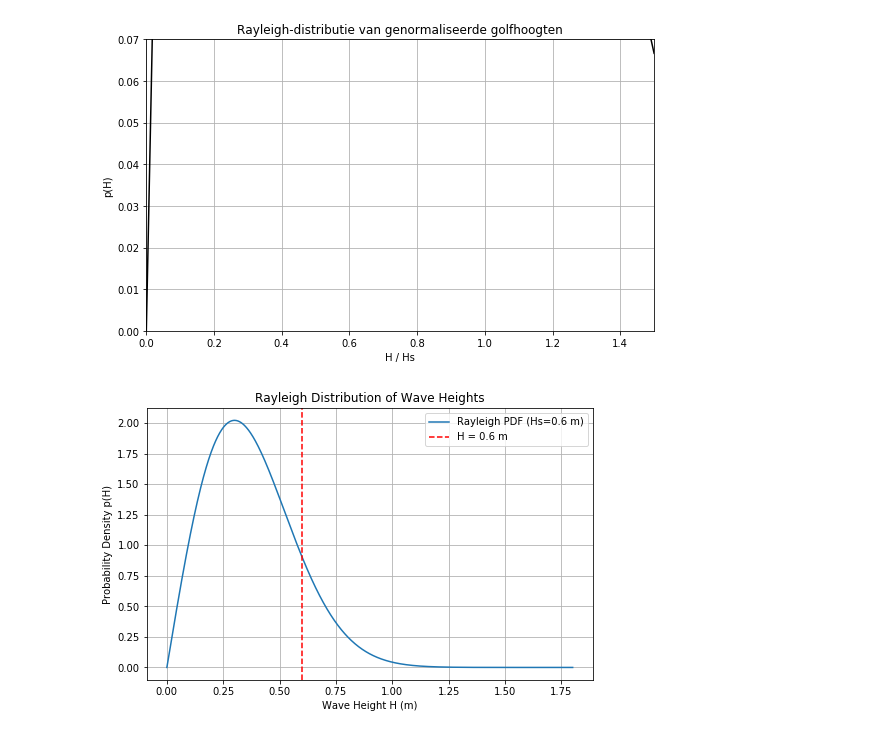
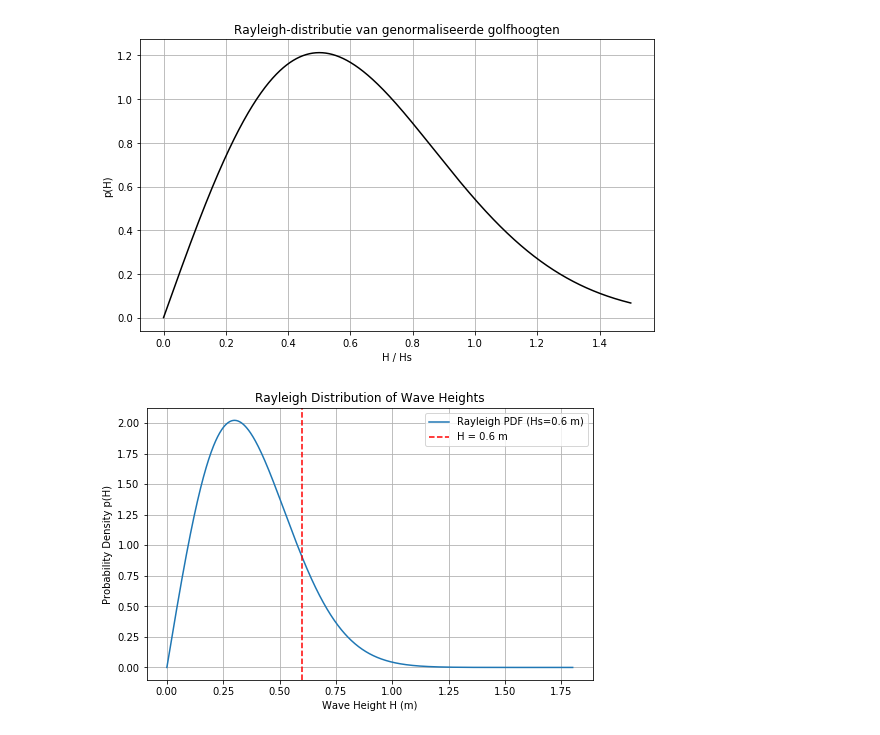
Before and after one commit to ThomasPennockTU/Thesis_Repository, a Jupyter notebook: workfolder/jonswap_waves/waves.ipynb, the cells around one changed output. Drawn from its saved outputs; the diff is of its cells as text; code cells hidden in the pictures.

```diff
--- a/workfolder/jonswap_waves/waves.ipynb
+++ b/workfolder/jonswap_waves/waves.ipynb
@@ -1,28 +1,30 @@
 # %%
 import numpy as np
 import matplotlib.pyplot as plt
 
 # Normalized wave height range: H/Hs
 x = np.linspace(0, 1.5, 1000)
 
 # Rayleigh PDF in normalized form
 p_x = 4 * x * np.exp(-2 * x**2)
 
 # Plot
 plt.figure(figsize=(8, 5))
 plt.plot(x, p_x, color='black')
 plt.xlabel('H / Hs')
 plt.ylabel('p(H)')
 plt.title('Rayleigh-distributie van genormaliseerde golfhoogten')
 plt.grid(True)
-
+# Force white background
+plt.rcParams['figure.facecolor'] = 'white'
+plt.rcParams['axes.facecolor'] = 'white'
 # Optional: match the look of Figuur B6.3
-plt.ylim(0, 0.07)
-plt.xlim(0, 1.5)
+# plt.ylim(0, 0.07)
+# plt.xlim(0, 1.5)
 plt.tight_layout()
 plt.show()
 # %% [output]
-[figure, old version]
+[figure, new version]
 # %%
 import numpy as np
 import matplotlib.pyplot as plt
```
Also changed, not shown: parts of 1 cell of this notebook, 1 other file.
